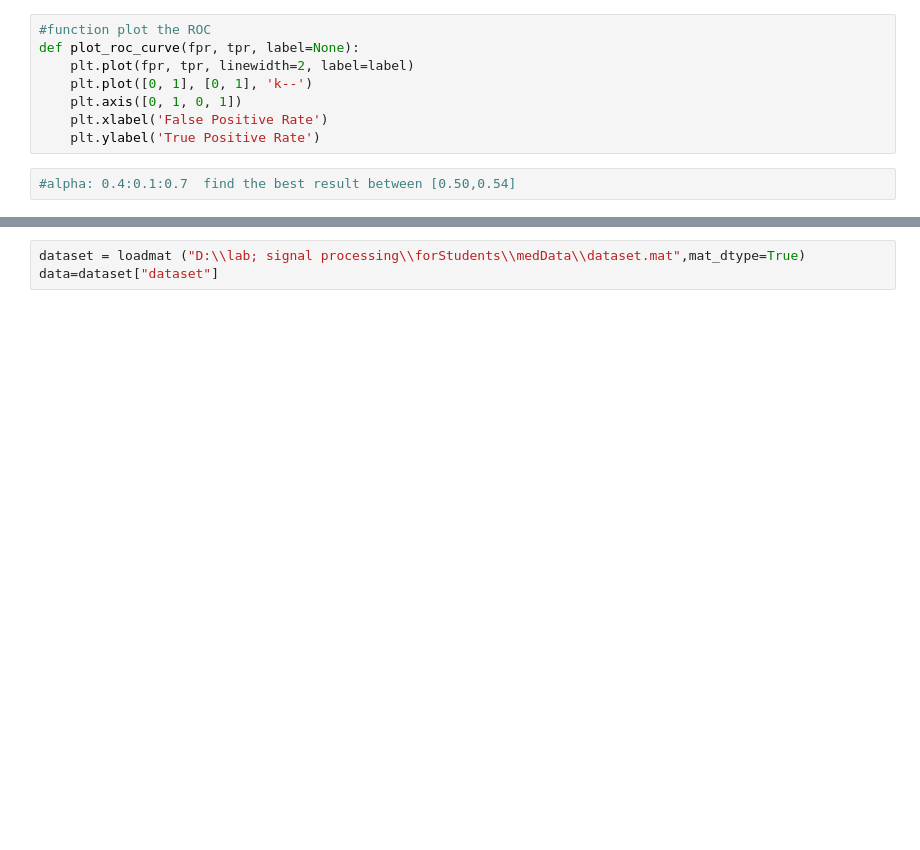
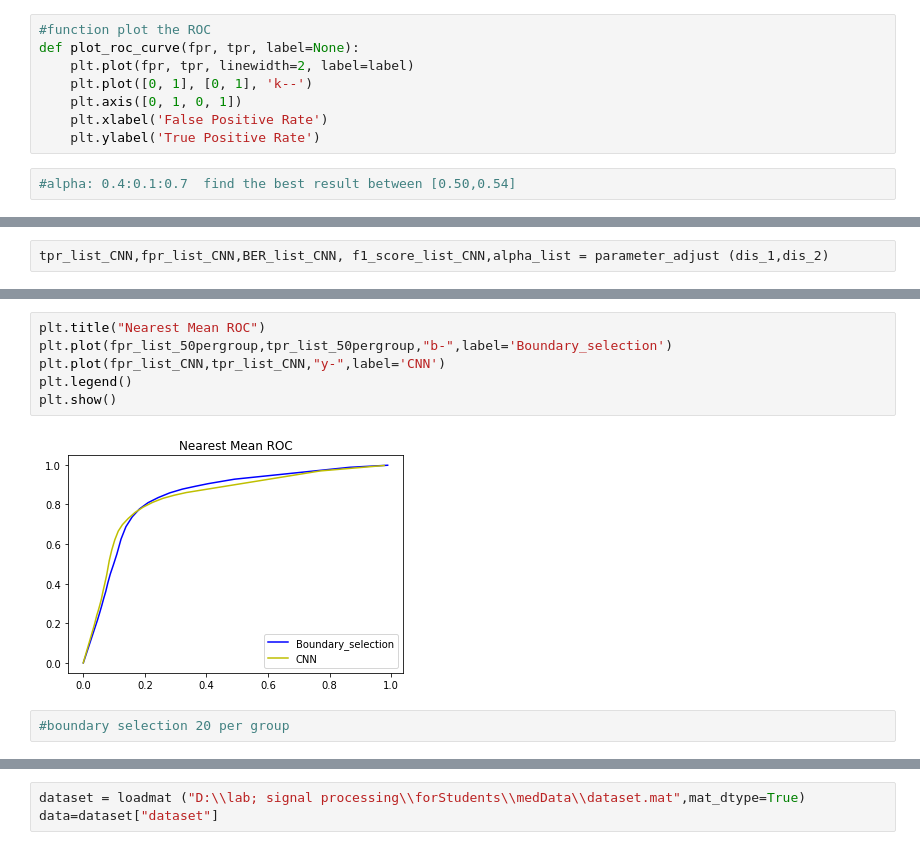
Before and after one commit to yushinliu/lab, a Jupyter notebook: task_1_version_1/NN.ipynb, the cells around one changed output, grey strips where cells are left out. Drawn from its saved outputs; the diff is of its cells as text; blank space fills up the shorter version.

```diff
--- a/task_1_version_1/NN.ipynb
+++ b/task_1_version_1/NN.ipynb
@@ -227,0 +222,2 @@ BER:0.2031624367360943
+# %%
+tpr_list_CNN,fpr_list_CNN,BER_list_CNN, f1_score_list_CNN,alpha_list = parameter_adjust (dis_1,dis_2)
@@ -227,0 +278,10 @@ BER:0.2031624367360943
+# %%
+plt.title("Nearest Mean ROC")
+plt.plot(fpr_list_50pergroup,tpr_list_50pergroup,"b-",label='Boundary_selection')
+plt.plot(fpr_list_CNN,tpr_list_CNN,"y-",label='CNN')
+plt.legend()
+plt.show()
+# %% [output]
+[figure, added]
+# %%
+#boundary selection 20 per group
```
Also changed, not shown: parts of 31 cells of this notebook, 6 other files.
